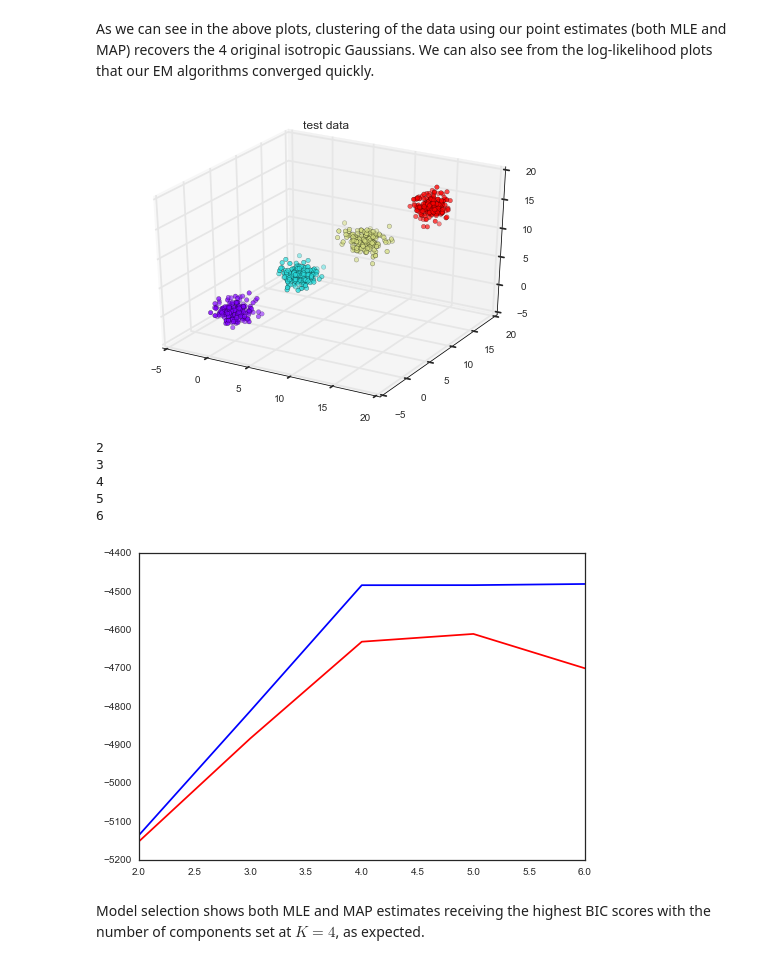
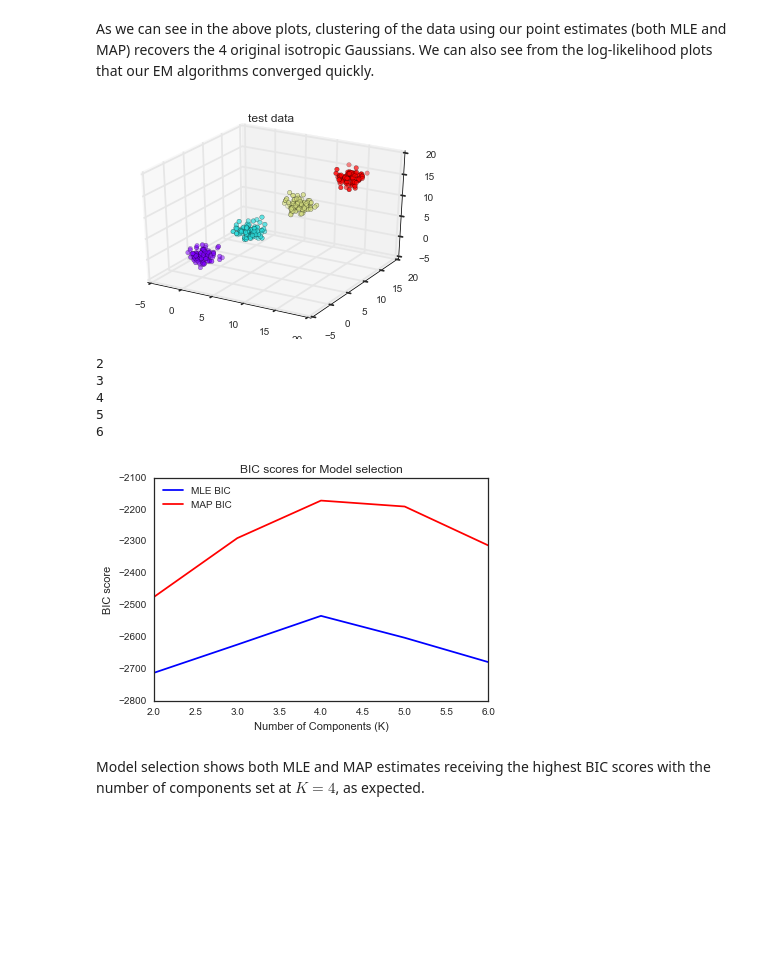
Before and after one commit to onefishy/Boston311, a Jupyter notebook: Code/EM for MLE and MAP.ipynb, the cells around one changed output. Cells and saved outputs as stored; diff of their text form; code cells hidden in the pictures; blank space fills up the shorter version.

```diff
--- a/Code/EM for MLE and MAP.ipynb
+++ b/Code/EM for MLE and MAP.ipynb
@@ -431,8 +434,8 @@ where $\mathcal{L}$ is the log-likelihood of the data given the model, $\mathcal
 ########################################
 ########################################
 
-def bic(N, D, K, X, pi, mu, Sigma):
-    #---------------- Likelihood ----------------#
+def bic(N, D, K, X, pi, mu, Sigma, r=None):
+    #---------------- Likelihood for Max Likelihood BIC----------------#
     def llkhd(pi, mu, Sigma):
         prob = np.zeros((N, K))
         for k in xrange(K):
@@ -441,7 +444,26 @@ def bic(N, D, K, X, pi, mu, Sigma):
         prob = np.sum(prob, axis=0)
         return prob
 
-    bic_score = llkhd(pi, mu, Sigma) - 0.5 * K * D * np.log(N)
+    #---------------- Likelihood for Max Posterior BIC----------------#
+    def complete_llkhd(pi, mu, Sigma, r):
+        for n in xrange(N):
+            r_n = r[n, :]
+            r_n[r_n < np.max(r_n)] = 0
+            r_n[r_n == np.max(r_n)] = 1
+            r[n, :] = r_n
+
+        clusters = [np.asarray([X[n] for n in xrange(N) if r[n, k] == 1]) for k in xrange(K)]
+        prob = 0
+        for k in xrange(K):
+            if len(clusters[k]) > 0:
+                prob += np.log(pi[k]) + np.sum(np.log(MVN.pdf(clusters[k], mu[k, :], Sigma[k])))
+        return prob
+
+    if r is not None:
+        bic_score = complete_llkhd(pi, mu, Sigma, r) - 0.5 * K * D**3 * np.log(N)
+    else:
+        bic_score = llkhd(pi, mu, Sigma) - 0.5 * K * D**3 * np.log(N)
+
     return np.nan_to_num(bic_score)
 # %% [markdown]
 ## II. Tests of Algorithms on Synthetic Data
@@ -567,40 +589,44 @@ def model_comparison(K_max, data, iters, D, N):
     MLE_bic =[]
     MAP_bic = []
     for K in xrange(2, K_max + 1):
         #initialization of parameters
         print K
         pi = np.array([1./K] * K)
         mu_ind = np.random.randint(len(data), size=K)
         mu = np.asarray([data[mu_ind[k], :] for k in xrange(K)])
         Sigma = [100. * np.eye(D) for k in xrange(K)]
 
         pi, mu, Sigma, r = MLE_EM(K, D, N, data, pi, mu, Sigma, iters)
 
         MLE_bic.append(bic(N, D, K, data, pi, mu, Sigma))
+
         #random initialization of hyperparameters
         alpha_0 = np.random.random(K)
         beta_0 = np.random.random()
         m_0 = np.zeros(D)
         S_0 = 100 * np.eye(D)
         nu_0 = D + 1
 
         pi, X_mean, mu, S, Sigma, r = MAP_EM(K, D, N, data, pi, mu, Sigma, S_0, m_0, nu_0, beta_0, alpha_0, iters)
-        MAP_bic.append(bic(N, D, K, data, pi, mu, Sigma))
+        MAP_bic.append(bic(N, D, K, data, pi, mu, Sigma, r))
 
-    plt.plot(range(2, len(MLE_bic) + 2), MLE_bic, color='b')
-    plt.plot(range(2, len(MAP_bic) + 2), MAP_bic, color='r')
-
+    plt.plot(range(2, len(MLE_bic) + 2), MLE_bic, color='b', label='MLE BIC')
+    plt.plot(range(2, len(MAP_bic) + 2), MAP_bic, color='r', label='MAP BIC')
+    plt.title('BIC scores for Model selection')
+    plt.xlabel('Number of Components (K)')
+    plt.ylabel('BIC score')
+    plt.legend(loc='best')
     plt.show()
 
-model_comparison(6, data, 500, 3, data.shape[0])
+model_comparison(6, data, 200, 3, data.shape[0])
 # %% [output]
-[figure, old version]
+[figure, new version]
 2
 3
 4
 5
 6
-[figure, old version]
+[figure, new version]
 # %% [markdown]
 Model selection shows both MLE and MAP estimates receiving the highest BIC scores with the number of components set at $K=4$, as expected.
 # %% [markdown]
```
Also changed, not shown: parts of 6 cells of this notebook, 1 other file.
